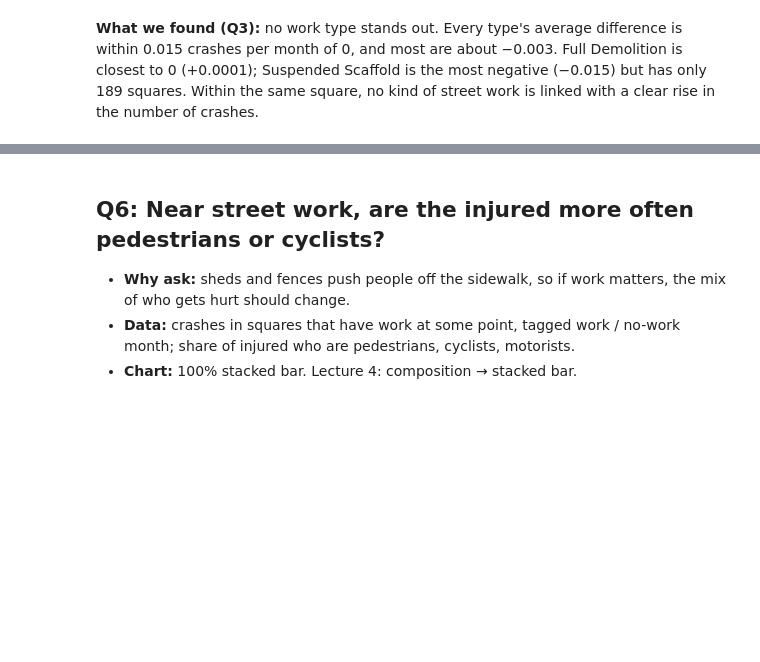
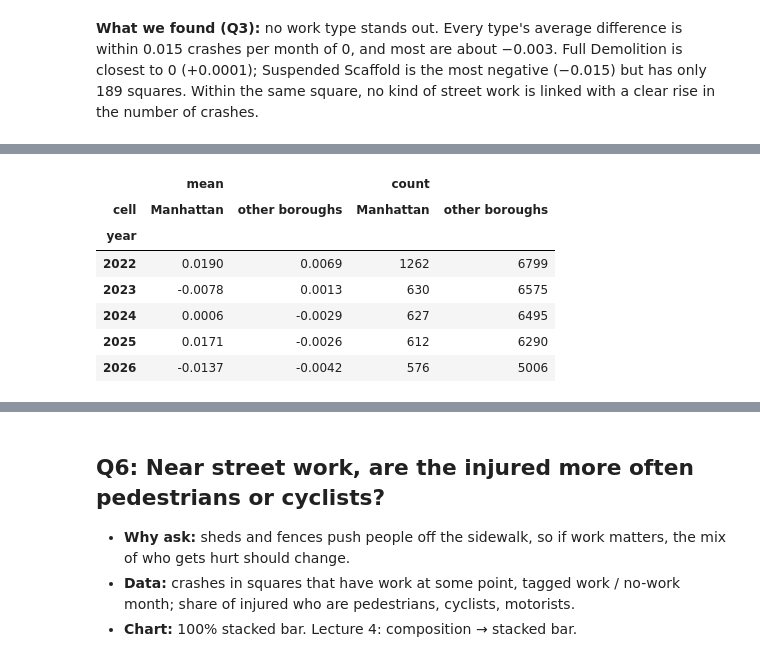
Before and after one commit to YoussefAbdelkawy/datavis, a Jupyter notebook: datavis.ipynb, the cells around one changed output, grey strips where cells are left out. Cells and saved outputs as stored; diff of their text form; code cells hidden in the pictures; blank space fills up the shorter version.

```diff
--- a/datavis.ipynb
+++ b/datavis.ipynb
@@ -1181,0 +1193,23 @@ plt.show()
+# %%
+# per square, year and work flag: number of months and crashes in them
+per_year = (grid.assign(year=grid['month'].dt.year)
+            .groupby(['cell', 'year', 'active'])['crashes'].agg(['size', 'sum'])
+            .unstack('active', fill_value=0))
+# keep square-years with at least 3 work months and 3 no-work months, so one month can't swing it
+per_year = per_year[(per_year[('size', True)] >= 3) & (per_year[('size', False)] >= 3)]
+# work minus no-work crashes per month: same square, same year
+gap = per_year[('sum', True)] / per_year[('size', True)] - per_year[('sum', False)] / per_year[('size', False)]
+# Manhattan or not, from each square's most common crash borough
+area = gap.index.get_level_values('cell').map(boro_mode).map(lambda b: 'Manhattan' if b == 'MANHATTAN' else 'other boroughs')
+# average gap per year and area, and how many squares it is based on
+q5 = gap.groupby([gap.index.get_level_values('year'), area]).agg(['mean', 'count']).unstack()
+q5.round(4)
+# %% [output]
+|  | mean |  | count |  |
+| cell | Manhattan | other boroughs | Manhattan | other boroughs |
+| year |  |  |  |  |
+| 2022 | 0.0190 | 0.0069 | 1262 | 6799 |
+| 2023 | -0.0078 | 0.0013 | 630 | 6575 |
+| 2024 | 0.0006 | -0.0029 | 627 | 6495 |
+| 2025 | 0.0171 | -0.0026 | 612 | 6290 |
+| 2026 | -0.0137 | -0.0042 | 576 | 5006 |
```
Also changed, not shown: parts of 29 cells of this notebook.
